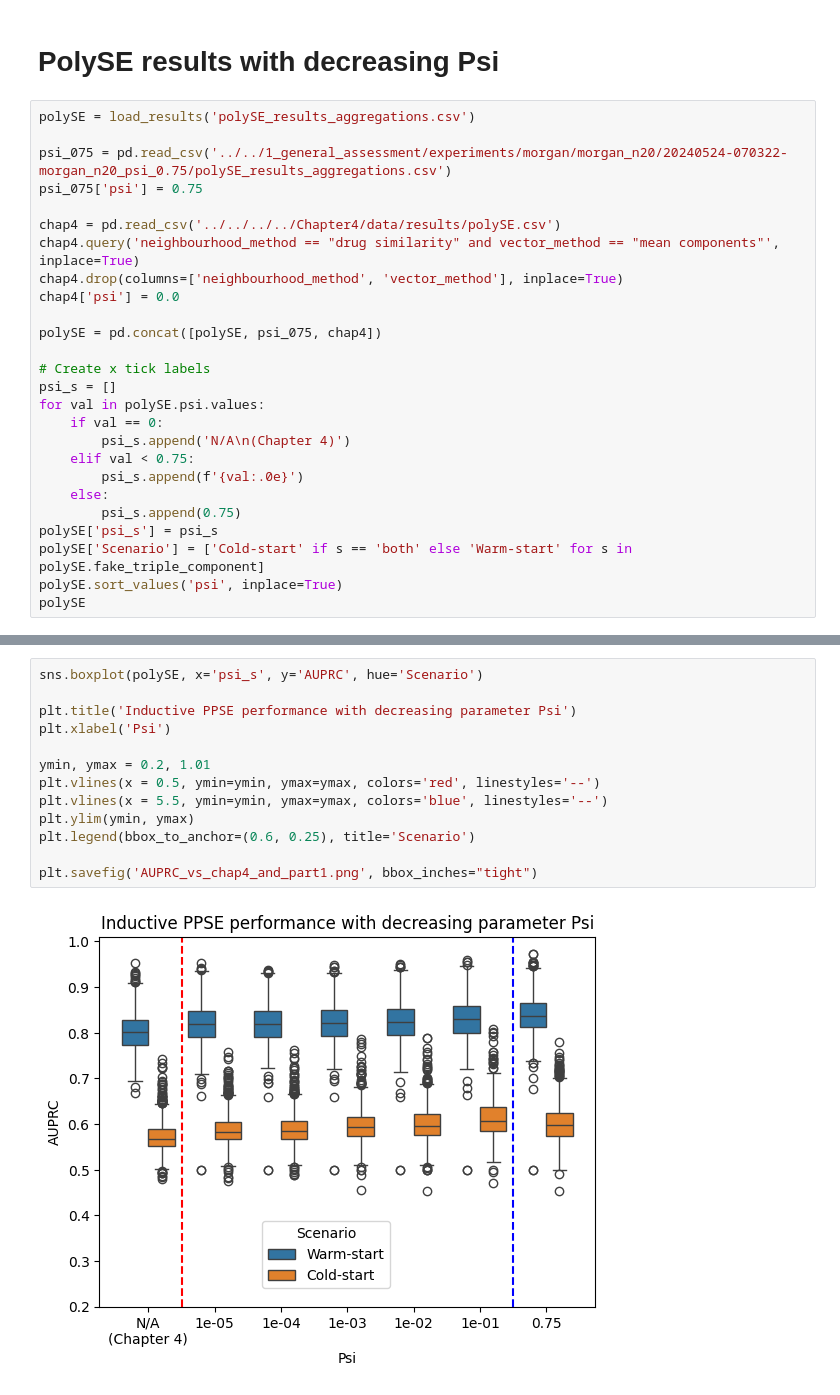
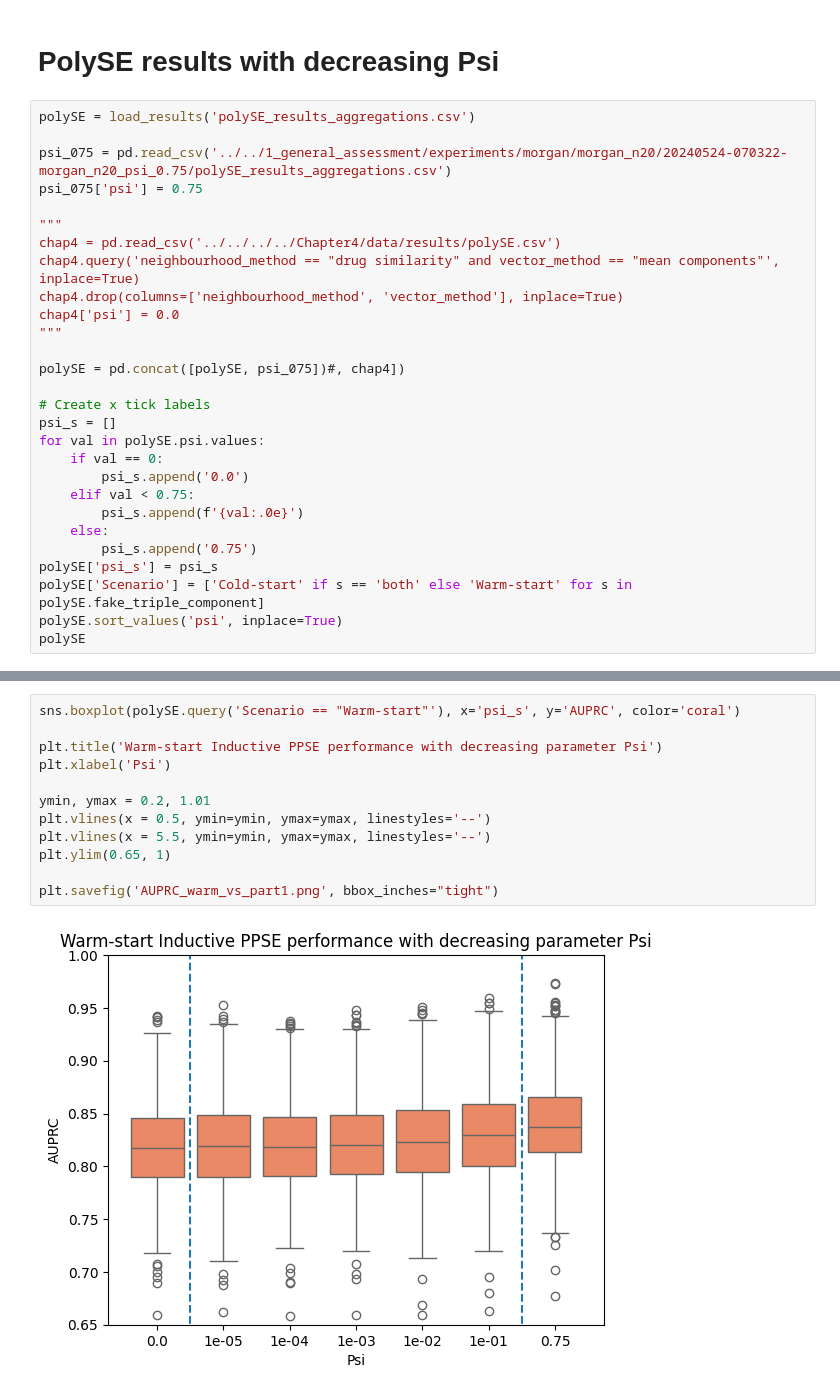
Before and after one commit to oliver-lloyd/Chapter5, a Jupyter notebook: analysis/2_minimising_psi/viz/viz.ipynb, the cells around one changed output, grey strips where cells are left out. Cells and saved outputs as stored; diff of their text form.

Commit message:
Chap5 figure updates

```diff
--- a/analysis/2_minimising_psi/viz/viz.ipynb
+++ b/analysis/2_minimising_psi/viz/viz.ipynb
@@ -93,22 +95,24 @@ polySE = load_results('polySE_results_aggregations.csv')
 psi_075 = pd.read_csv('../../1_general_assessment/experiments/morgan/morgan_n20/20240524-070322-morgan_n20_psi_0.75/polySE_results_aggregations.csv')
 psi_075['psi'] = 0.75
 
+"""
 chap4 = pd.read_csv('../../../../Chapter4/data/results/polySE.csv')
 chap4.query('neighbourhood_method == "drug similarity" and vector_method == "mean components"', inplace=True)
 chap4.drop(columns=['neighbourhood_method', 'vector_method'], inplace=True)
 chap4['psi'] = 0.0
+"""
 
-polySE = pd.concat([polySE, psi_075, chap4])
+polySE = pd.concat([polySE, psi_075])#, chap4])
 
 # Create x tick labels
 psi_s = []
 for val in polySE.psi.values:
     if val == 0:
-        psi_s.append('N/A\n(Chapter 4)')
+        psi_s.append('0.0')
     elif val < 0.75:
         psi_s.append(f'{val:.0e}')
     else:
-        psi_s.append(0.75)
+        psi_s.append('0.75')
 polySE['psi_s'] = psi_s
 polySE['Scenario'] = ['Cold-start' if s == 'both' else 'Warm-start' for s in polySE.fake_triple_component]
 polySE.sort_values('psi', inplace=True)
@@ -128,20 +132,19 @@ polySE
 | 2888 | C1621958 | both | 0.564209 | 0.599338 | 0.402909 | 0.75 | 0.75 | Cold-start |
 20223 rows × 8 columns
 # %%
-sns.boxplot(polySE, x='psi_s', y='AUPRC', hue='Scenario')
+sns.boxplot(polySE.query('Scenario == "Warm-start"'), x='psi_s', y='AUPRC', color='coral')
 
-plt.title('Inductive PPSE performance with decreasing parameter Psi')
+plt.title('Warm-start Inductive PPSE performance with decreasing parameter Psi')
 plt.xlabel('Psi')
 
 ymin, ymax = 0.2, 1.01
-plt.vlines(x = 0.5, ymin=ymin, ymax=ymax, colors='red', linestyles='--')
-plt.vlines(x = 5.5, ymin=ymin, ymax=ymax, colors='blue', linestyles='--')
-plt.ylim(ymin, ymax)
-plt.legend(bbox_to_anchor=(0.6, 0.25), title='Scenario')
+plt.vlines(x = 0.5, ymin=ymin, ymax=ymax, linestyles='--')
+plt.vlines(x = 5.5, ymin=ymin, ymax=ymax, linestyles='--')
+plt.ylim(0.65, 1)
 
-plt.savefig('AUPRC_vs_chap4_and_part1.png', bbox_inches="tight")
+plt.savefig('AUPRC_warm_vs_part1.png', bbox_inches="tight")
 # %% [output]
-[figure, old version]
+[figure, new version]
 # %%
 for tup, subdf in polySE.groupby(['Scenario', 'psi']):
     print(tup, subdf.AUPRC.median())
```
Also changed, not shown: parts of 7 cells of this notebook, 12 other files.
